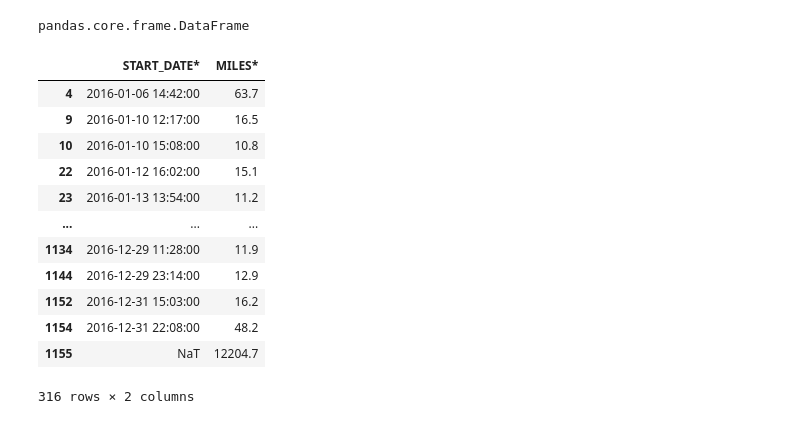
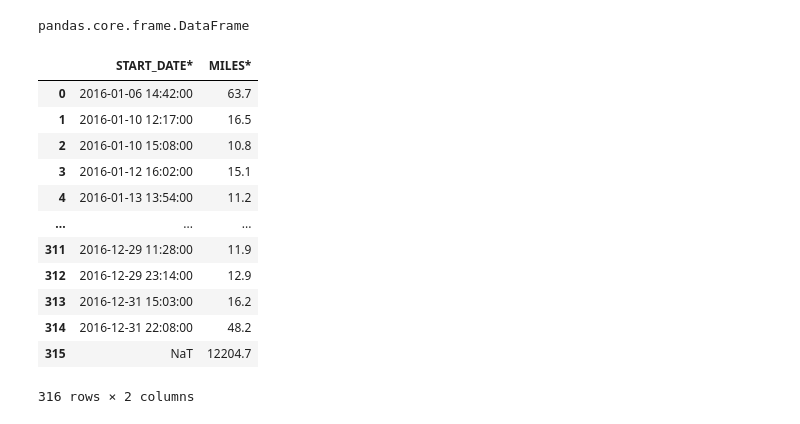
Before and after one commit to BRIAN12682/PCA, a Jupyter notebook: Pandas Great Learning.ipynb, the cells around one changed output. Saved outputs shown, nothing was run; the diff lists cells and outputs as text; code cells hidden in the pictures.

```diff
--- a/Pandas Great Learning.ipynb
+++ b/Pandas Great Learning.ipynb
@@ -110,19 +110,20 @@ pandas.core.frame.DataFrame
 # %%
 #FILTERING
 #df["MILES*"] >10
 df2 = df.loc[df["MILES*"] >10, ["START_DATE*", "MILES*"]]
+df2.reset_index(inplace=True, drop= True)
 df2
 # %% [output]
 |  | START_DATE* | MILES* |
-| 4 | 2016-01-06 14:42:00 | 63.7 |
-| 9 | 2016-01-10 12:17:00 | 16.5 |
-| 10 | 2016-01-10 15:08:00 | 10.8 |
-| 22 | 2016-01-12 16:02:00 | 15.1 |
-| 23 | 2016-01-13 13:54:00 | 11.2 |
+| 0 | 2016-01-06 14:42:00 | 63.7 |
+| 1 | 2016-01-10 12:17:00 | 16.5 |
+| 2 | 2016-01-10 15:08:00 | 10.8 |
+| 3 | 2016-01-12 16:02:00 | 15.1 |
+| 4 | 2016-01-13 13:54:00 | 11.2 |
 | ... | ... | ... |
-| 1134 | 2016-12-29 11:28:00 | 11.9 |
-| 1144 | 2016-12-29 23:14:00 | 12.9 |
-| 1152 | 2016-12-31 15:03:00 | 16.2 |
-| 1154 | 2016-12-31 22:08:00 | 48.2 |
-| 1155 | NaT | 12204.7 |
+| 311 | 2016-12-29 11:28:00 | 11.9 |
+| 312 | 2016-12-29 23:14:00 | 12.9 |
+| 313 | 2016-12-31 15:03:00 | 16.2 |
+| 314 | 2016-12-31 22:08:00 | 48.2 |
+| 315 | NaT | 12204.7 |
 316 rows × 2 columns
```
Also changed, not shown: parts of 10 cells of this notebook.
